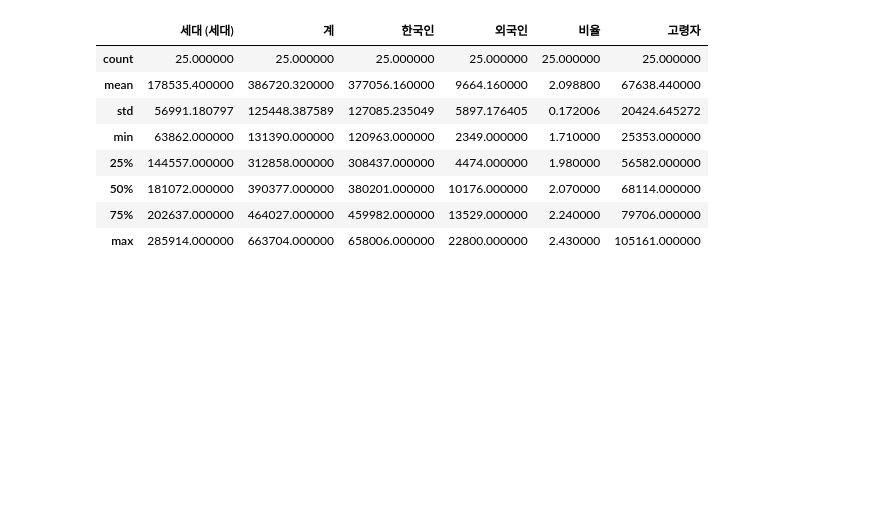
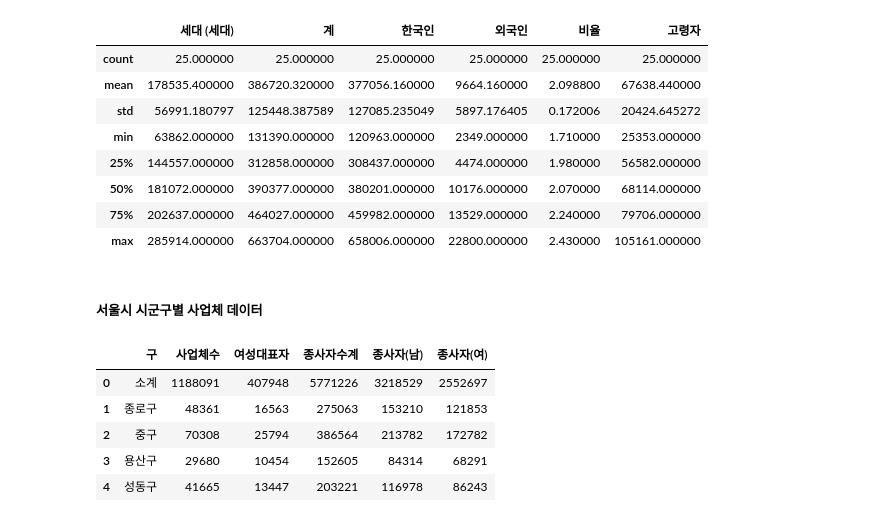
Before and after one commit to eunjoengme/bigdata-python-20230616, a Jupyter notebook: Day12/py40_seoul_population_info.ipynb, the cells around one changed output. Cells and saved outputs as stored; diff of their text form; code cells hidden in the pictures; blank space fills up the shorter version.

```diff
--- a/Day12/py40_seoul_population_info.ipynb
+++ b/Day12/py40_seoul_population_info.ipynb
@@ -83,0 +82,21 @@ seoul_last_df.to_excel('./seoul_pop.xlsx', index=False)
+# %% [markdown]
+##### 서울시 시군구별 사업체 데이터
+# %%
+biz_df = pd.read_excel('./사업체현황_2307.xlsx', header=3, usecols='B:G')
+colums = {
+    '동별(2)': '구',
+    '소계' : '사업체수',
+    '여성대표자' : '여성대표자',
+    '소계.1' : '종사자수계',
+    '남' : '종사자(남)',
+    '여' : '종사자(여)'
+}
+biz_df.rename(columns=colums, inplace=True)
+biz_df.head()
+# %% [output]
+|  | 구 | 사업체수 | 여성대표자 | 종사자수계 | 종사자(남) | 종사자(여) |
+| 0 | 소계 | 1188091 | 407948 | 5771226 | 3218529 | 2552697 |
+| 1 | 종로구 | 48361 | 16563 | 275063 | 153210 | 121853 |
+| 2 | 중구 | 70308 | 25794 | 386564 | 213782 | 172782 |
+| 3 | 용산구 | 29680 | 10454 | 152605 | 84314 | 68291 |
+| 4 | 성동구 | 41665 | 13447 | 203221 | 116978 | 86243 |
```
Also changed, not shown: parts of 5 cells of this notebook, 4 other files.
